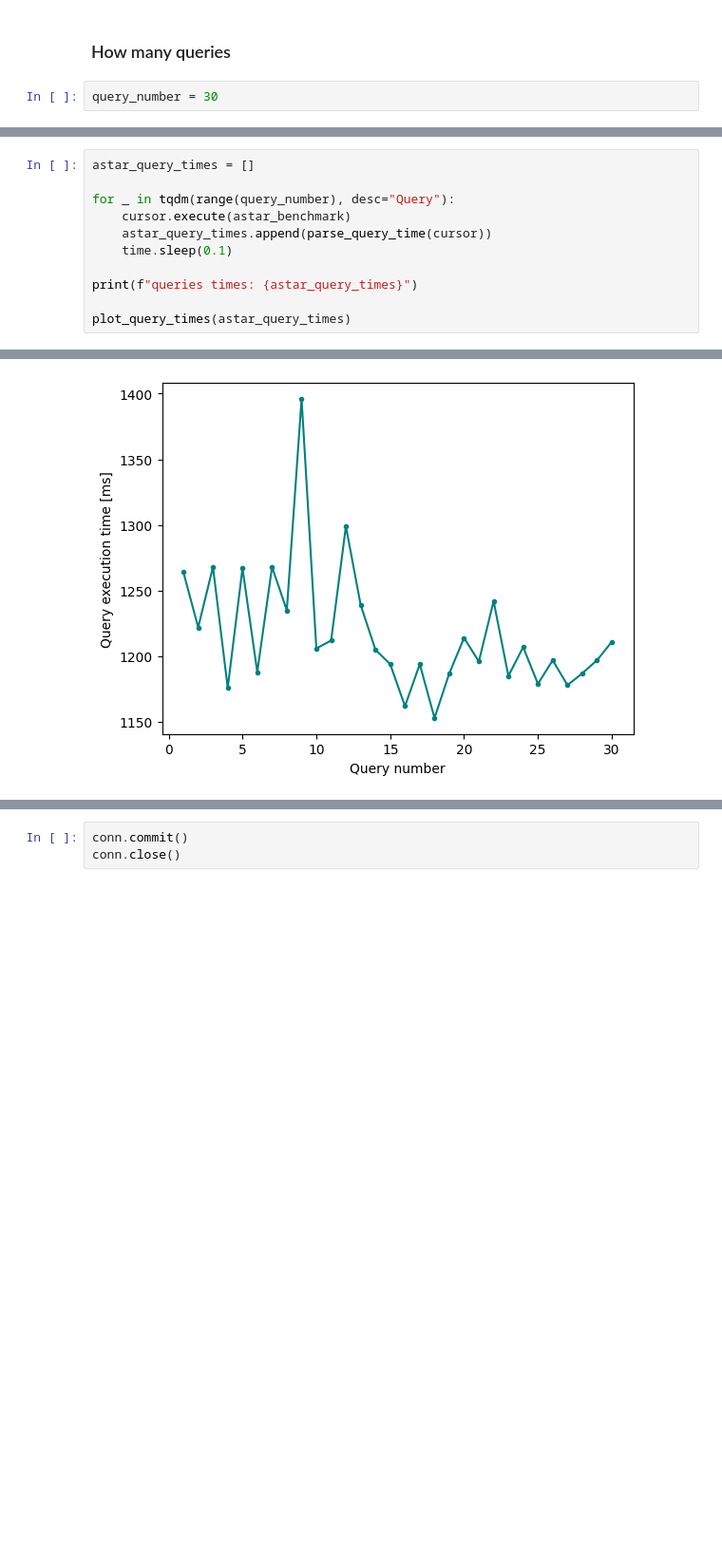
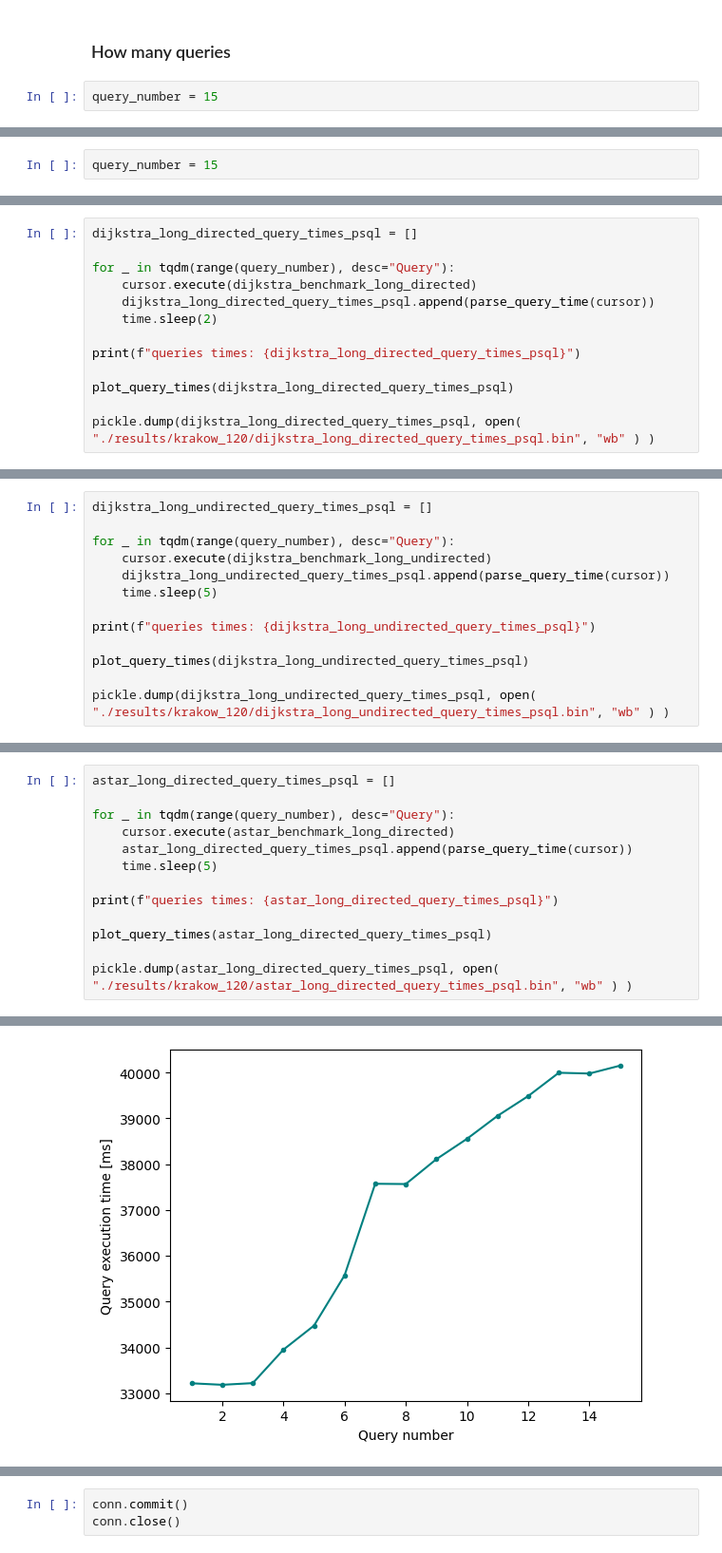
Before and after one commit to juliakisielewicz/graph-routing, a Jupyter notebook: benchmark_postgres.ipynb, the cells around one changed output, grey strips where cells are left out. Shown at 95% size. Drawn from its saved outputs; the diff is of its cells as text; blank space fills up the shorter version.

```diff
--- a/benchmark_postgres.ipynb
+++ b/benchmark_postgres.ipynb
@@ -111,4 +163,4 @@ def parse_query_time(cursor):
 # %% [markdown]
 ### How many queries
 # %%
-query_number = 30
+query_number = 15
@@ -136,0 +249,2 @@ queries times: [1288, 1237, 1272, 1281, 1278, 1250, 1223, 1298, 1217, 1287, 1341
+# %%
+query_number = 15
@@ -136,0 +253,13 @@ queries times: [1288, 1237, 1272, 1281, 1278, 1250, 1223, 1298, 1217, 1287, 1341
+# %%
+dijkstra_long_directed_query_times_psql = []
+
+for _ in tqdm(range(query_number), desc="Query"):
+    cursor.execute(dijkstra_benchmark_long_directed)
+    dijkstra_long_directed_query_times_psql.append(parse_query_time(cursor))
+    time.sleep(2)
+
+print(f"queries times: {dijkstra_long_directed_query_times_psql}")
+
+plot_query_times(dijkstra_long_directed_query_times_psql)
+
+pickle.dump(dijkstra_long_directed_query_times_psql, open( "./results/krakow_120/dijkstra_long_directed_query_times_psql.bin", "wb" ) )
@@ -136,0 +271,13 @@ queries times: [1288, 1237, 1272, 1281, 1278, 1250, 1223, 1298, 1217, 1287, 1341
+# %%
+dijkstra_long_undirected_query_times_psql = []
+
+for _ in tqdm(range(query_number), desc="Query"):
+    cursor.execute(dijkstra_benchmark_long_undirected)
+    dijkstra_long_undirected_query_times_psql.append(parse_query_time(cursor))
+    time.sleep(5)
+
+print(f"queries times: {dijkstra_long_undirected_query_times_psql}")
+
+plot_query_times(dijkstra_long_undirected_query_times_psql)
+
+pickle.dump(dijkstra_long_undirected_query_times_psql, open( "./results/krakow_120/dijkstra_long_undirected_query_times_psql.bin", "wb" ) )
@@ -145,12 +289,14 @@ query time: 1238 ms
 # %%
-astar_query_times = []
+astar_long_directed_query_times_psql = []
 
 for _ in tqdm(range(query_number), desc="Query"):
-    cursor.execute(astar_benchmark)
-    astar_query_times.append(parse_query_time(cursor))
-    time.sleep(0.1)
+    cursor.execute(astar_benchmark_long_directed)
+    astar_long_directed_query_times_psql.append(parse_query_time(cursor))
+    time.sleep(5)
 
-print(f"queries times: {astar_query_times}")
+print(f"queries times: {astar_long_directed_query_times_psql}")
 
-plot_query_times(astar_query_times)
+plot_query_times(astar_long_directed_query_times_psql)
+
+pickle.dump(astar_long_directed_query_times_psql, open( "./results/krakow_120/astar_long_directed_query_times_psql.bin", "wb" ) )
 # %% [output]
@@ -158 +304 @@ queries times: [1264, 1222, 1268, 1176, 1267, 1188, 1268, 1235, 1396, 1206, 1212
-[figure, old version]
+[figure, new version]
```
Also changed, not shown: parts of 54 cells of this notebook, 5 other files.
